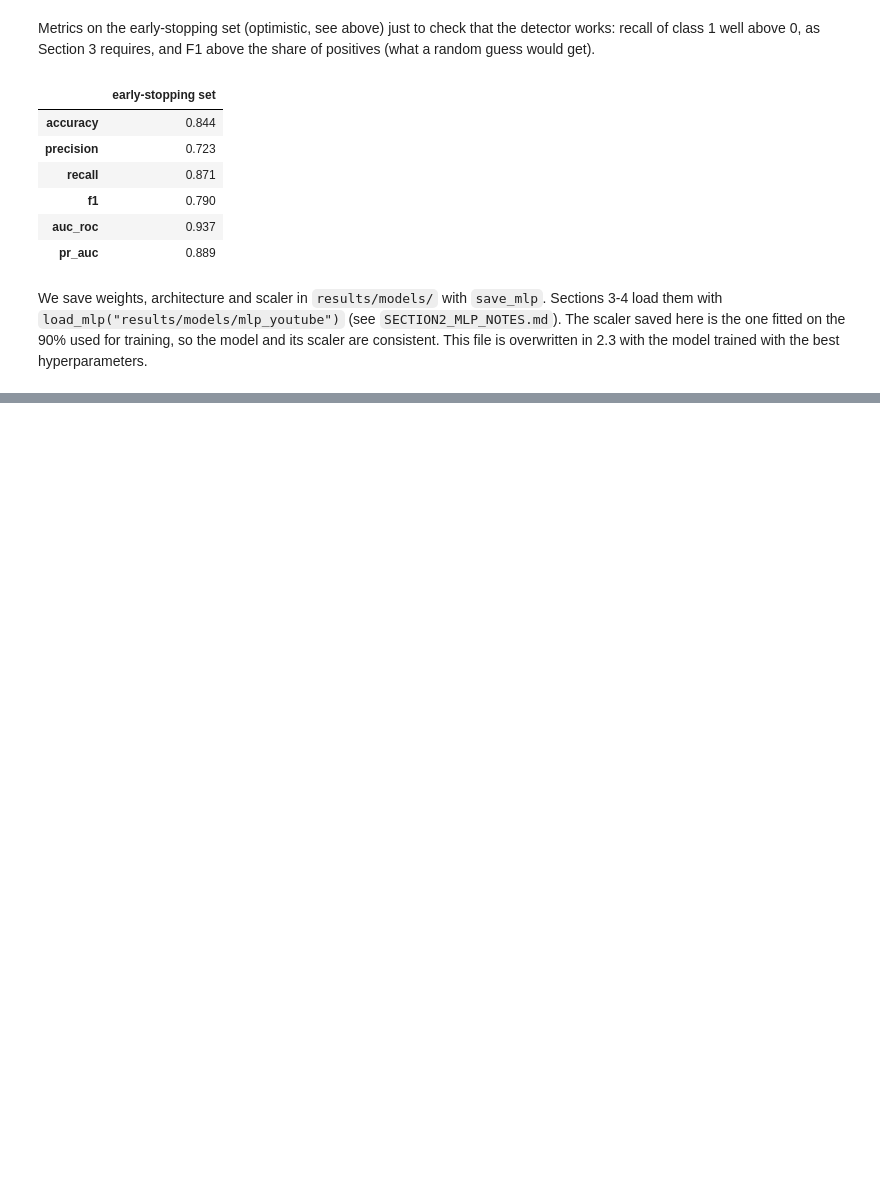
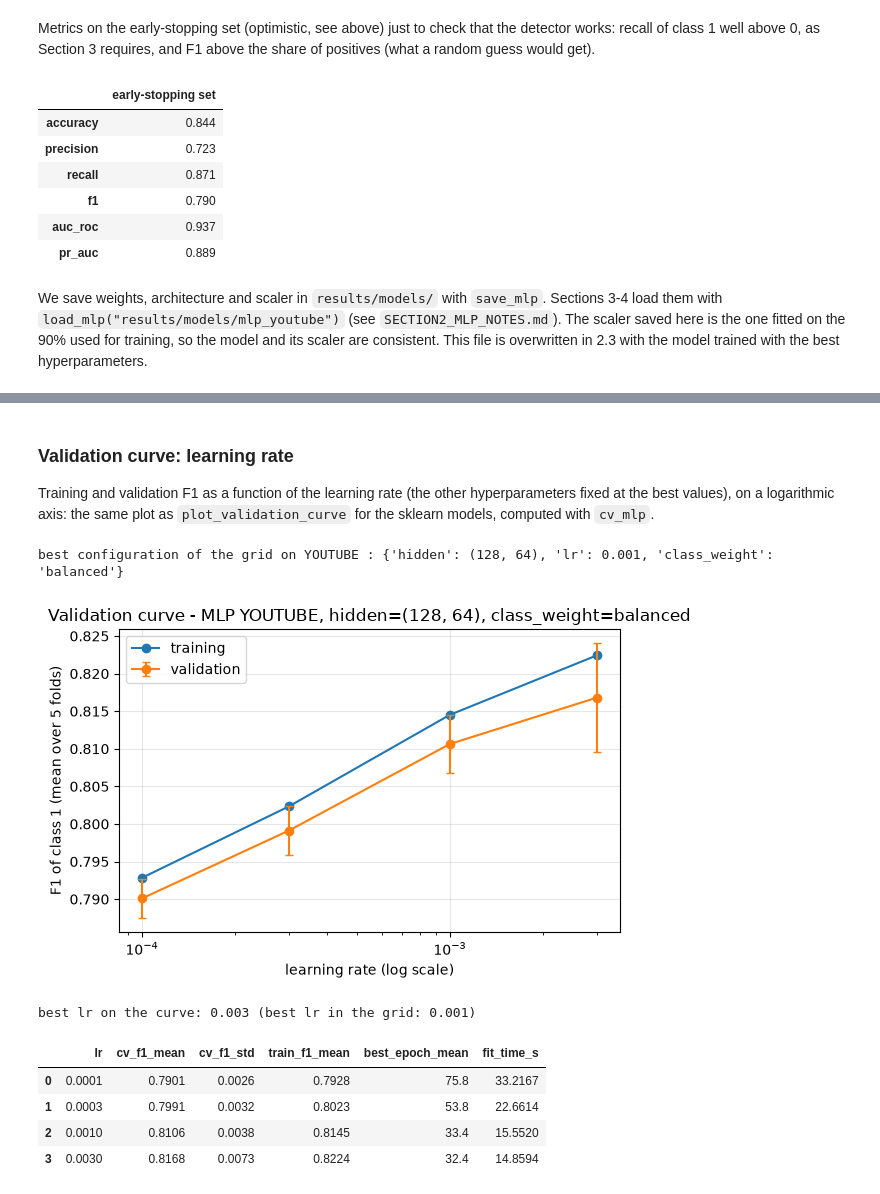
Before and after one commit to Stefano299/ML-For-Networking-, a Jupyter notebook: notebooks/02a_mlp.ipynb, the cells around one changed output, grey strips where cells are left out. Cells and saved outputs as stored; diff of their text form; code cells hidden in the pictures; blank space fills up the shorter version.

```diff
--- a/notebooks/02a_mlp.ipynb
+++ b/notebooks/02a_mlp.ipynb
@@ -136,0 +287,39 @@ sorted(p.name for p in MODELS_DIR.glob(f"mlp_{APP.lower()}*"))
+# %% [markdown]
+### Validation curve: learning rate
+
+Training and validation F1 as a function of the learning rate (the other hyperparameters fixed at the best values),
+on a logarithmic axis: the same plot as `plot_validation_curve` for the sklearn models, computed with `cv_mlp`.
+# %%
+best = grid_app.iloc[0]
+best_params = {"hidden": ast.literal_eval(best["hidden"]),
+               "lr": float(best["lr"]), "class_weight": None if pd.isna(best["class_weight"]) else best["class_weight"], **FIXED}
+print("best configuration of the grid on", APP, ":", {k: best_params[k] for k in ["hidden", "lr", "class_weight"]})
+
+LR_RANGE = [1e-4, 3e-4, 1e-3, 3e-3]
+curve = [run_config(APP, {**best_params, "lr": lr}, folds) for lr in LR_RANGE]
+curve = pd.DataFrame(curve)
+
+fig, ax = plt.subplots(figsize=(6, 4))
+ax.plot(LR_RANGE, curve["train_f1_mean"], marker="o", label="training")
+ax.errorbar(LR_RANGE, curve["cv_f1_mean"], yerr=curve["cv_f1_std"], marker="o", capsize=3, label="validation")
+ax.set_xscale("log")
+ax.set_xlabel("learning rate (log scale)")
+ax.set_ylabel("F1 of class 1 (mean over 5 folds)")
+ax.set_title(f"Validation curve - MLP {APP}, hidden={best_params['hidden']}, class_weight={best_params['class_weight']}")
+ax.grid(True, alpha=0.3)
+ax.legend()
+fig.tight_layout()
+fig.savefig(PLOTS_DIR / f"mlp_{APP.lower()}_validation_curve_lr.png", dpi=150)
+plt.show()
+best_lr = float(curve.loc[curve["cv_f1_mean"].idxmax(), "lr"])
+print(f"best lr on the curve: {best_lr:g} (best lr in the grid: {best_params['lr']:g})")
+curve[["lr", "cv_f1_mean", "cv_f1_std", "train_f1_mean", "best_epoch_mean", "fit_time_s"]].round(4)
+# %% [output]
+best configuration of the grid on YOUTUBE : {'hidden': (128, 64), 'lr': 0.001, 'class_weight': 'balanced'}
+[figure, added]
+best lr on the curve: 0.003 (best lr in the grid: 0.001)
+|  | lr | cv_f1_mean | cv_f1_std | train_f1_mean | best_epoch_mean | fit_time_s |
+| 0 | 0.0001 | 0.7901 | 0.0026 | 0.7928 | 75.8 | 33.2167 |
+| 1 | 0.0003 | 0.7991 | 0.0032 | 0.8023 | 53.8 | 22.6614 |
+| 2 | 0.0010 | 0.8106 | 0.0038 | 0.8145 | 33.4 | 15.5520 |
+| 3 | 0.0030 | 0.8168 | 0.0073 | 0.8224 | 32.4 | 14.8594 |
```
Also changed, not shown: parts of 20 cells of this notebook, 7 other files.
